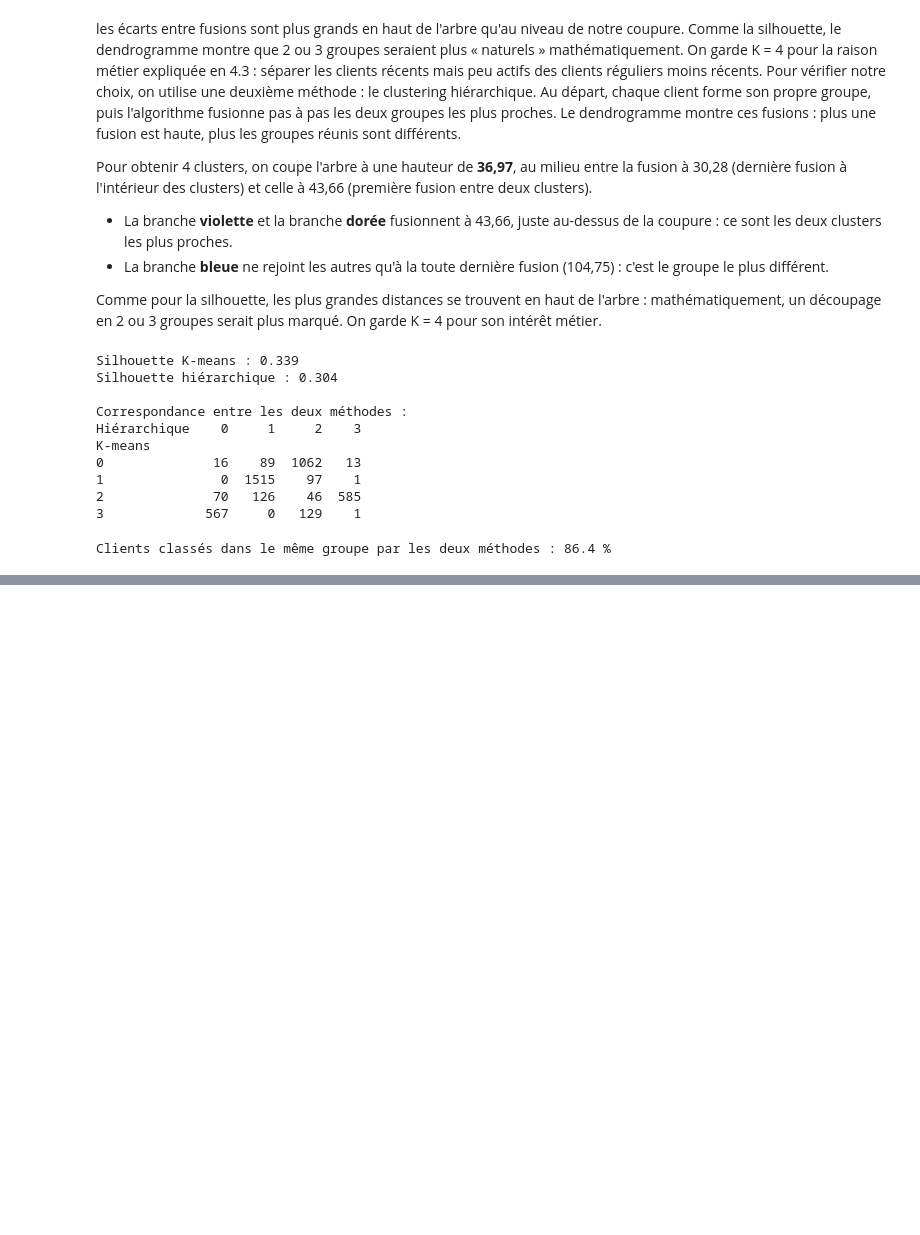
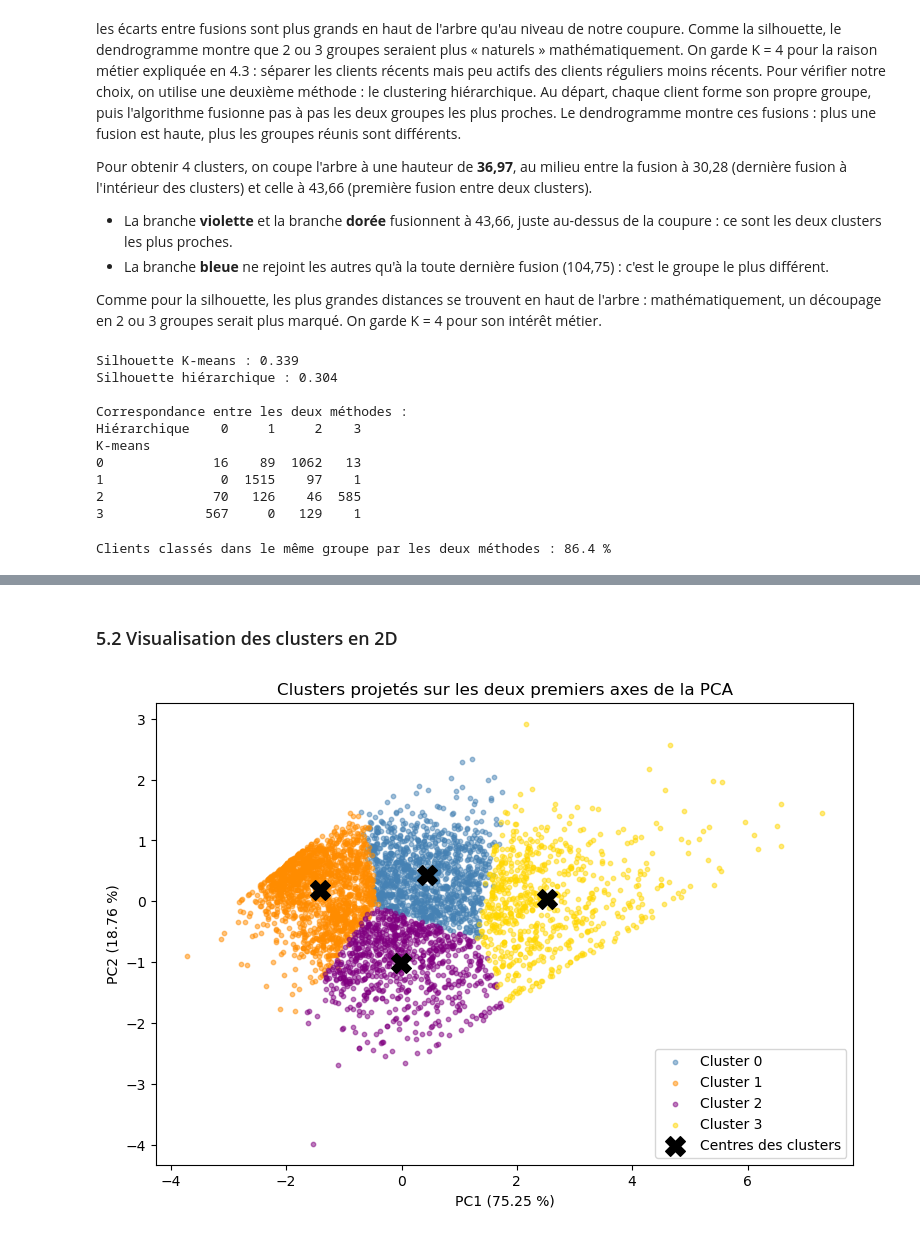
Before and after one commit to Zohair69/globalshop-rfm, a Jupyter notebook: notebooks/rfm_zohair.ipynb, the cells around one changed output, grey strips where cells are left out. Cells and saved outputs as stored; diff of their text form; code cells hidden in the pictures; blank space fills up the shorter version.

Commit message:
[Zohair] Étape 5 : PCA, visualisation 2D, profils des clusters et personas

```diff
--- a/notebooks/rfm_zohair.ipynb
+++ b/notebooks/rfm_zohair.ipynb
@@ -663,0 +668,18 @@ Deux méthodes différentes aboutissent en grande partie aux mêmes groupes : la
+# %%
+from sklearn.decomposition import PCA
+
+pca = PCA(n_components=3)
+pca.fit(rfm_scaled)
+
+variance = pd.DataFrame({
+    "Variance expliquée (%)": pca.explained_variance_ratio_ * 100,
+    "Variance cumulée (%)": pca.explained_variance_ratio_.cumsum() * 100
+}, index=["PC1", "PC2", "PC3"])
+
+print("Part d'information gardée par chaque axe :")
+print(variance.round(2))
+
+contributions = pd.DataFrame(pca.components_, columns=FEATURES, index=["PC1", "PC2", "PC3"])
+
+print("\nPoids de chaque variable dans les axes :")
+print(contributions.round(2))
@@ -663,0 +706,25 @@ Deux méthodes différentes aboutissent en grande partie aux mêmes groupes : la
+# %% [markdown]
+### 5.2 Visualisation des clusters en 2D
+# %%
+coords = pca.transform(rfm_scaled)
+
+rfm_pca = pd.DataFrame(coords[:, :2], columns=["PC1", "PC2"], index=rfm_scaled.index)
+rfm_pca["Cluster"] = rfm["Cluster"]
+
+centres = pca.transform(pd.DataFrame(kmeans.cluster_centers_, columns=FEATURES))
+
+plt.figure(figsize=(9, 6))
+
+for c in range(K_FINAL):
+    groupe = rfm_pca[rfm_pca["Cluster"] == c]
+    plt.scatter(groupe["PC1"], groupe["PC2"], s=10, alpha=0.5, color=PALETTE[c], label="Cluster " + str(c))
+
+plt.scatter(centres[:, 0], centres[:, 1], marker="X", s=200, color="black", label="Centres des clusters")
+
+plt.title("Clusters projetés sur les deux premiers axes de la PCA")
+plt.xlabel("PC1 (" + str(round(variance.loc["PC1", "Variance expliquée (%)"], 2)) + " %)")
+plt.ylabel("PC2 (" + str(round(variance.loc["PC2", "Variance expliquée (%)"], 2)) + " %)")
+plt.legend()
+plt.show()
+# %% [output]
+[figure, added]
```
Also changed, not shown: parts of 13 cells of this notebook, 1 other file.
